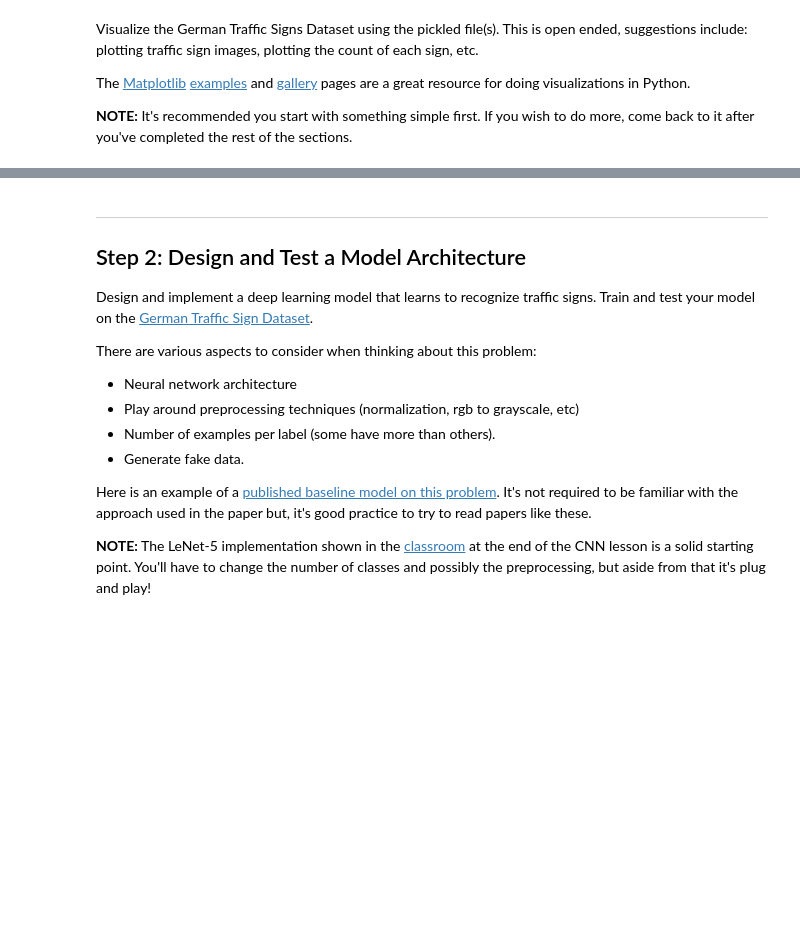
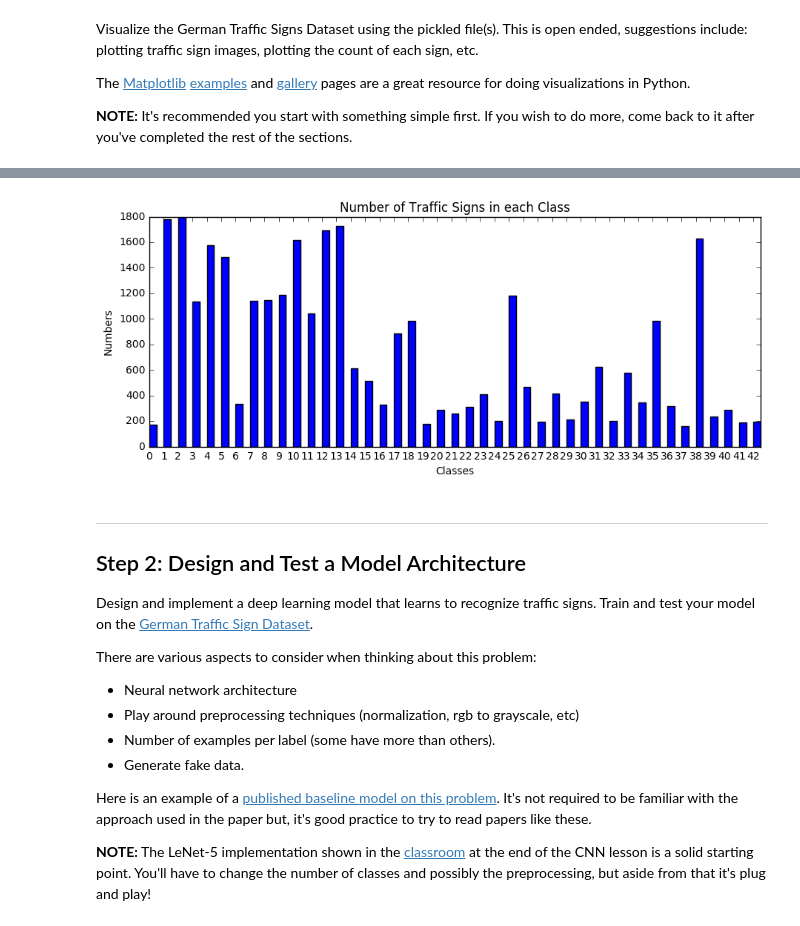
Before and after one commit to raymondlinn/share_codes, a Jupyter notebook: SDC_Traffic_Sign_P2.ipynb, the cells around one changed output, grey strips where cells are left out. Saved outputs shown, nothing was run; the diff lists cells and outputs as text; code cells hidden in the pictures; blank space fills up the shorter version.

```diff
--- a/SDC_Traffic_Sign_P2.ipynb
+++ b/SDC_Traffic_Sign_P2.ipynb
@@ -97,3 +116,22 @@ print(y_train[index])
+# %%
+from collections import Counter
+Counter(np.array(y_train))
+
+classes, counts = zip(*Counter(np.array(y_train)).items())
+
+y_pos = np.arange(len(classes))
+width = 0.5
+
+plt.xticks(y_pos, classes)
+plt.ylabel('Numbers')
+plt.xlabel('Classes')
+plt.title('Number of Traffic Signs in each Class')
+plt.bar(y_pos, counts, width)
+plt.subplots_adjust(right=1.5)
+
+plt.show()
+# %% [output]
+[figure, added]
 # %% [markdown]
 ----
 
```
Also changed, not shown: parts of 15 cells of this notebook.
